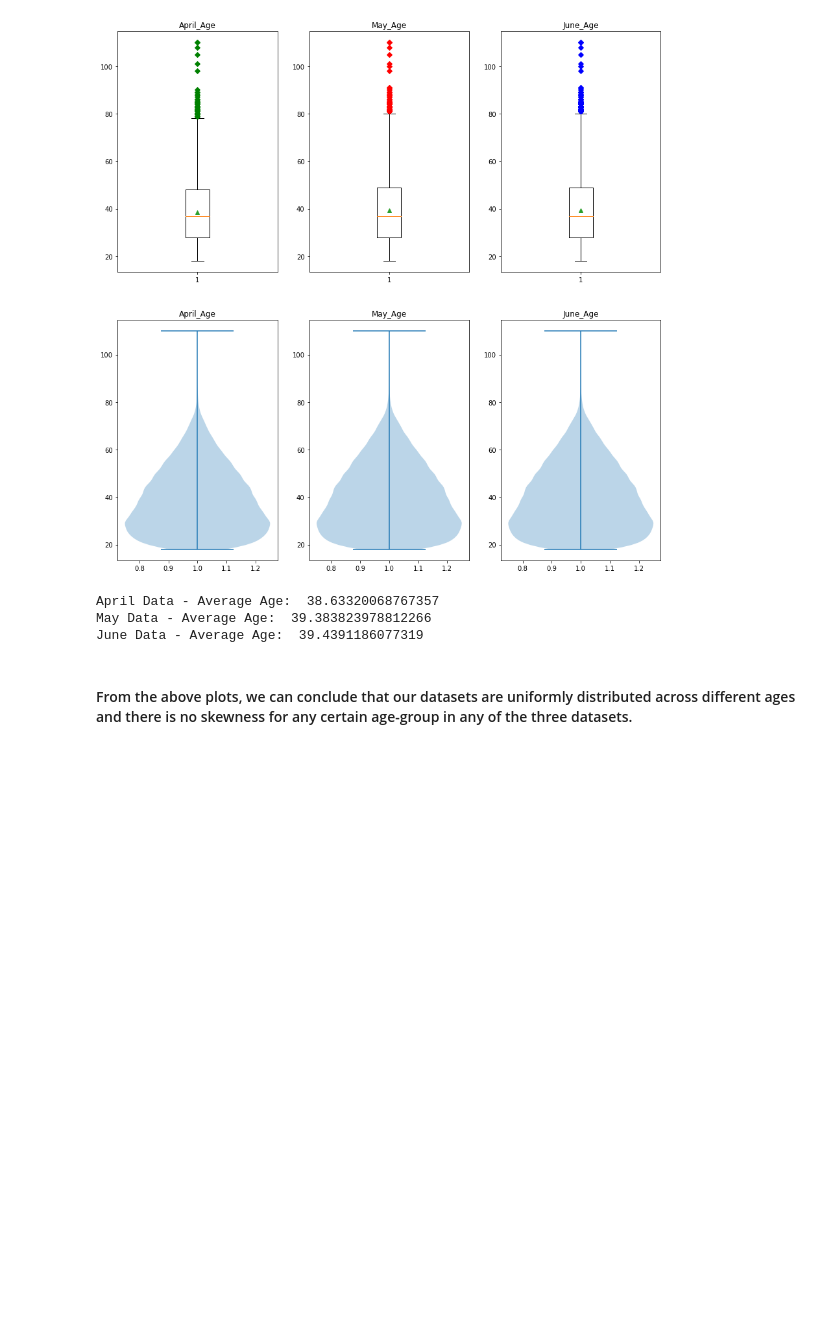
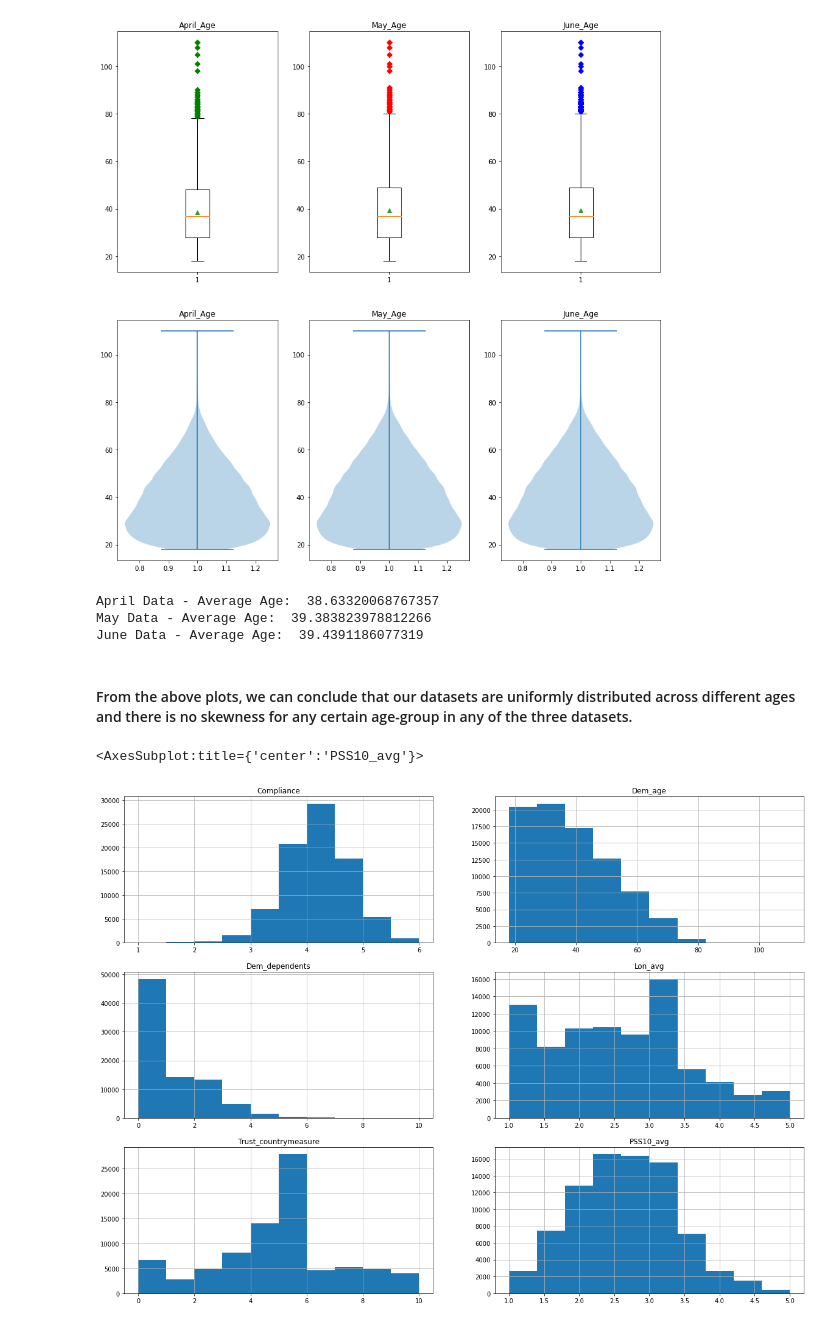
Before and after one commit to Shaashwat05/pandemic_handling_and_impact, a Jupyter notebook: EDA.ipynb, the cells around one changed output. Saved outputs shown, nothing was run; the diff lists cells and outputs as text; code cells hidden in the pictures; blank space fills up the shorter version.

Commit message:
Added histograms

```diff
--- a/EDA.ipynb
+++ b/EDA.ipynb
@@ -141,3 +142,29 @@ May Data - Average Age:  39.383823978812266
 June Data - Average Age:  39.4391186077319
 # %% [markdown]
 #### From the above plots, we can conclude that our datasets are uniformly distributed across different ages and there is no skewness for any certain age-group in any of the three datasets.
+# %%
+#@title Histograms
+fig, axs = plt.subplots(3, 2)
+fig.set_size_inches([20,15])
+
+axs[0,0].set_title('Compliance')
+df_apr['Compliance'].hist(ax=axs[0,0])
+
+axs[0,1].set_title('Dem_age')
+df_apr['Dem_age'].hist(ax=axs[0,1])
+
+bins_dependents = [0, 1, 2, 3, 4, 5, 6, 7, 8, 9, 10]
+axs[1,0].set_title('Dem_dependents')
+df_apr['Dem_dependents'].hist(ax=axs[1,0], bins=bins_dependents)
+
+axs[1,1].set_title('Lon_avg')
+df_apr['Lon_avg'].hist(ax=axs[1,1])
+
+axs[2,0].set_title('Trust_countrymeasure')
+df_apr['Trust_countrymeasure'].hist(ax=axs[2,0])
+
+axs[2,1].set_title('PSS10_avg')
+df_apr['PSS10_avg'].hist(ax=axs[2,1])
+# %% [output]
+<AxesSubplot:title={'center':'PSS10_avg'}>
+[figure, added]
```
Also changed, not shown: parts of 1 cell of this notebook.
